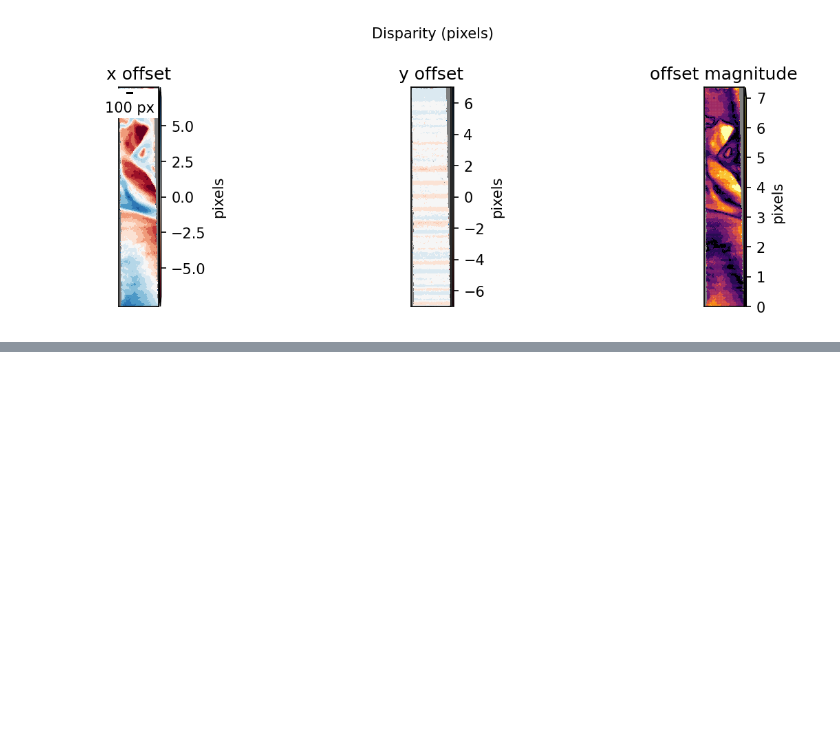
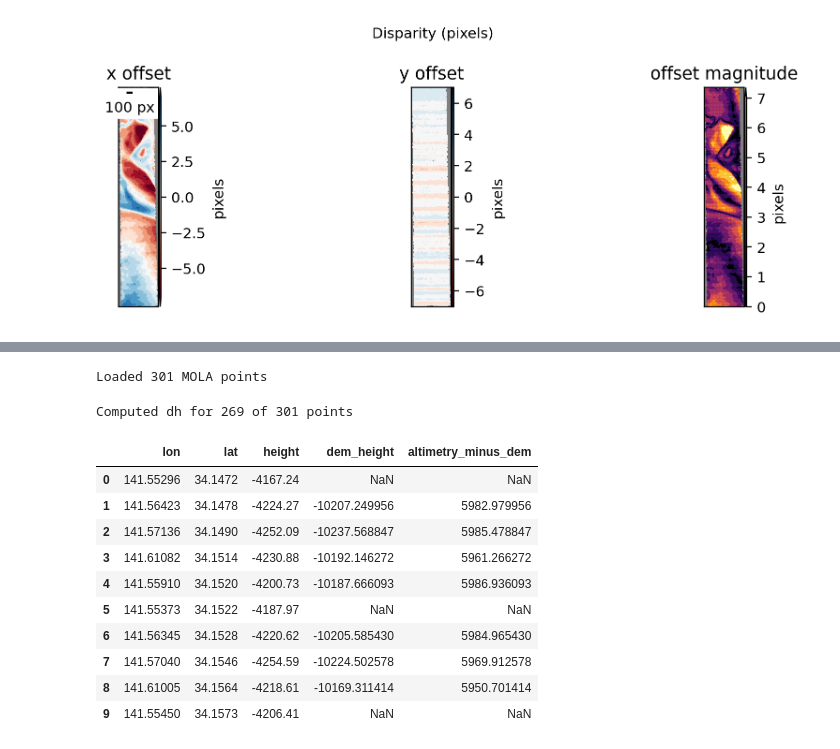
Before and after one commit to uw-cryo/asp_plot, a Jupyter notebook: notebooks/Mars_MGS/mars_mgs_orbital_camera.ipynb, the cells around one changed output, grey strips where cells are left out. Drawn from its saved outputs; the diff is of its cells as text; code cells hidden in the pictures; blank space fills up the shorter version.

```diff
--- a/notebooks/Mars_MGS/mars_mgs_orbital_camera.ipynb
+++ b/notebooks/Mars_MGS/mars_mgs_orbital_camera.ipynb
@@ -169,0 +230,26 @@ WARNING:asp_plot.utils:Could not find ('*DEM*diff.tif',) in /Users/ben/Dropbox/U
+# %%
+from asp_plot.altimetry import Altimetry
+
+dem_fn = f"{directory}/{stereo_directory}/output-DEM.tif"
+mola_csv = f"{directory}/438115_mola/MolaPEDR_34N34N_142E142E_20260319T204814563_topo_csv.csv"
+
+alt = Altimetry(directory=directory, dem_fn=dem_fn)
+alt.load_planetary_csv(mola_csv)
+# %% [output]
+Loaded 301 MOLA points
+# %%
+alt.planetary_to_dem_dh()
+alt.planetary_points[["lon", "lat", "height", "dem_height", "altimetry_minus_dem"]].head(10)
+# %% [output]
+Computed dh for 269 of 301 points
+|  | lon | lat | height | dem_height | altimetry_minus_dem |
+| 0 | 141.55296 | 34.1472 | -4167.24 | NaN | NaN |
+| 1 | 141.56423 | 34.1478 | -4224.27 | -10207.249956 | 5982.979956 |
+| 2 | 141.57136 | 34.1490 | -4252.09 | -10237.568847 | 5985.478847 |
+| 3 | 141.61082 | 34.1514 | -4230.88 | -10192.146272 | 5961.266272 |
+| 4 | 141.55910 | 34.1520 | -4200.73 | -10187.666093 | 5986.936093 |
+| 5 | 141.55373 | 34.1522 | -4187.97 | NaN | NaN |
+| 6 | 141.56345 | 34.1528 | -4220.62 | -10205.585430 | 5984.965430 |
+| 7 | 141.57040 | 34.1546 | -4254.59 | -10224.502578 | 5969.912578 |
+| 8 | 141.61005 | 34.1564 | -4218.61 | -10169.311414 | 5950.701414 |
+| 9 | 141.55450 | 34.1573 | -4206.41 | NaN | NaN |
```
Also changed, not shown: parts of 10 cells of this notebook, 16 other files.
